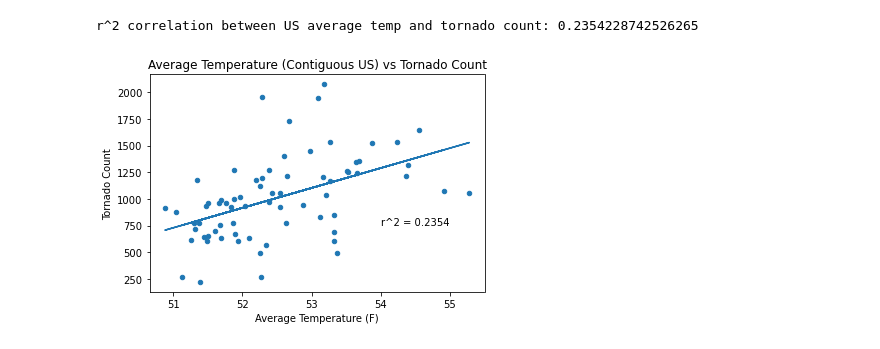
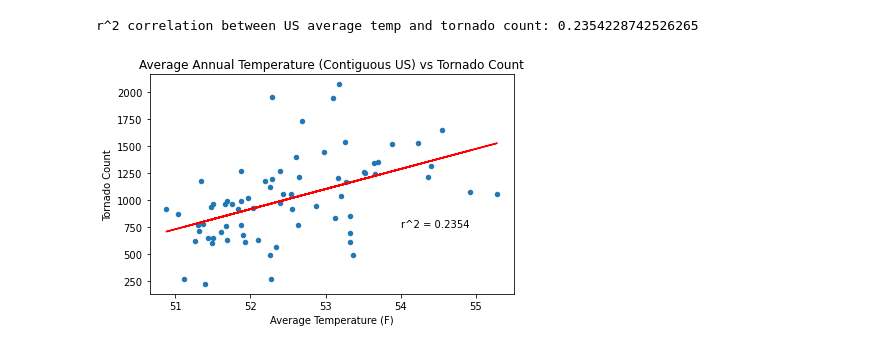
Before and after one commit to SaradhaRam/Climatechange-Extreme-Weather-Analysis, a Jupyter notebook: tornado_Joe.ipynb, the cells around one changed output. Drawn from its saved outputs; the diff is of its cells as text; code cells hidden in the pictures.

Commit message:
saved tornado plots

```diff
--- a/tornado_Joe.ipynb
+++ b/tornado_Joe.ipynb
@@ -30,18 +54,20 @@ tornado_count = tornado_count.merge(temp_data,on='YEAR',how="inner")
 # %%
 tornado_count.plot('Average_Temp','Severe_Tornado_Count',kind = "scatter")
 plt.xlabel('Average Temperature (F)')
 plt.ylabel('Tornado Count')
 
-plt.title('Average Temperature (Contiguous US) vs Tornado Count')
+plt.title('Average Annual Temperature (Contiguous US) vs Tornado Count')
 (slope, intercept, rvalue, pvalue, stderr) = linregress(tornado_count['Average_Temp'], tornado_count['Severe_Tornado_Count'])
 print(f'r^2 correlation between US average temp and tornado count: {rvalue**2}')
 regress_values = tornado_count['Average_Temp'] * slope + intercept
-plt.plot(tornado_count['Average_Temp'],regress_values)
+plt.plot(tornado_count['Average_Temp'],regress_values,color='red')
 plt.text(54,750,f"r^2 = {round((rvalue**2),4)}")
+plt.tight_layout()
+plt.savefig("tornado_plots_images/temp_vs_tornado_count.png")
 plt.show()
 # %% [output]
 r^2 correlation between US average temp and tornado count: 0.2354228742526265
-[figure, old version]
+[figure, new version]
 # %%
 predicted_temp_2022 = 53.71
 predicted_tornadoes_2022 = predicted_temp_2022*slope+intercept
```
Also changed, not shown: parts of 3 cells of this notebook, 5 other files.
